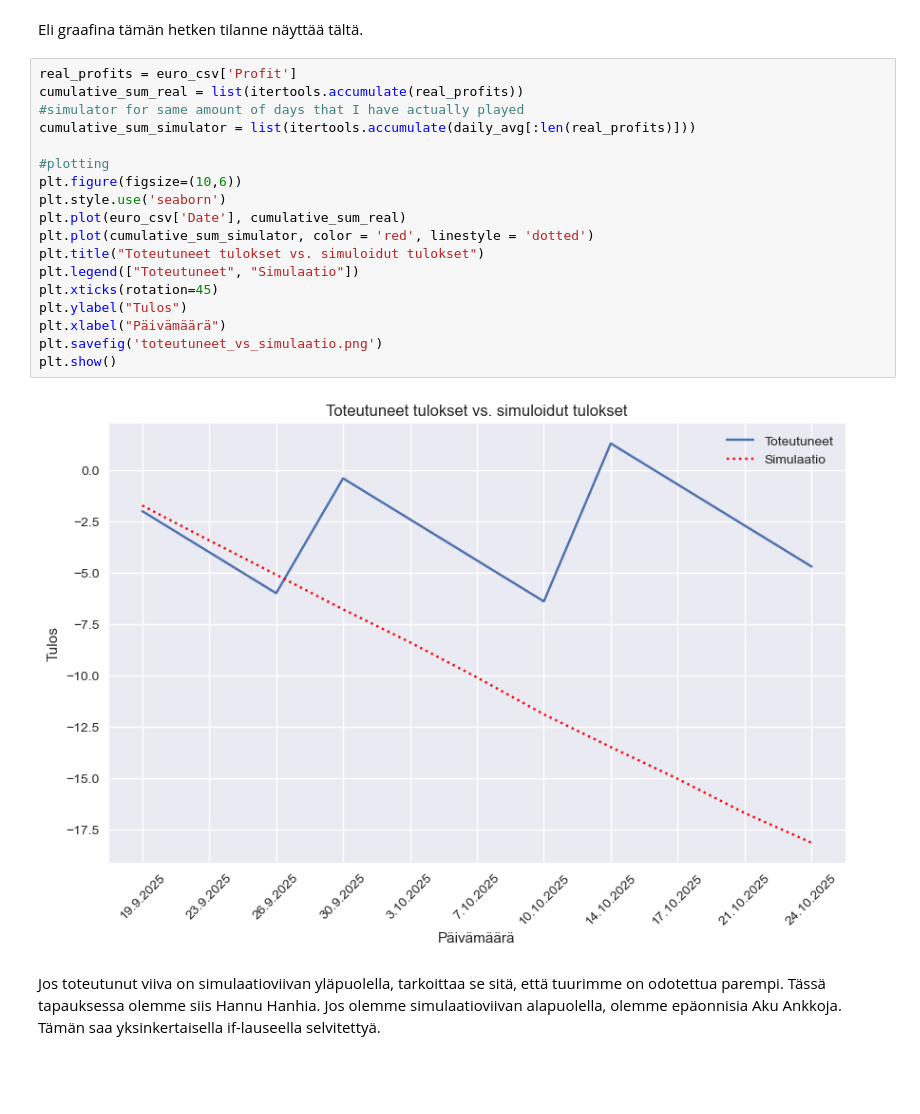
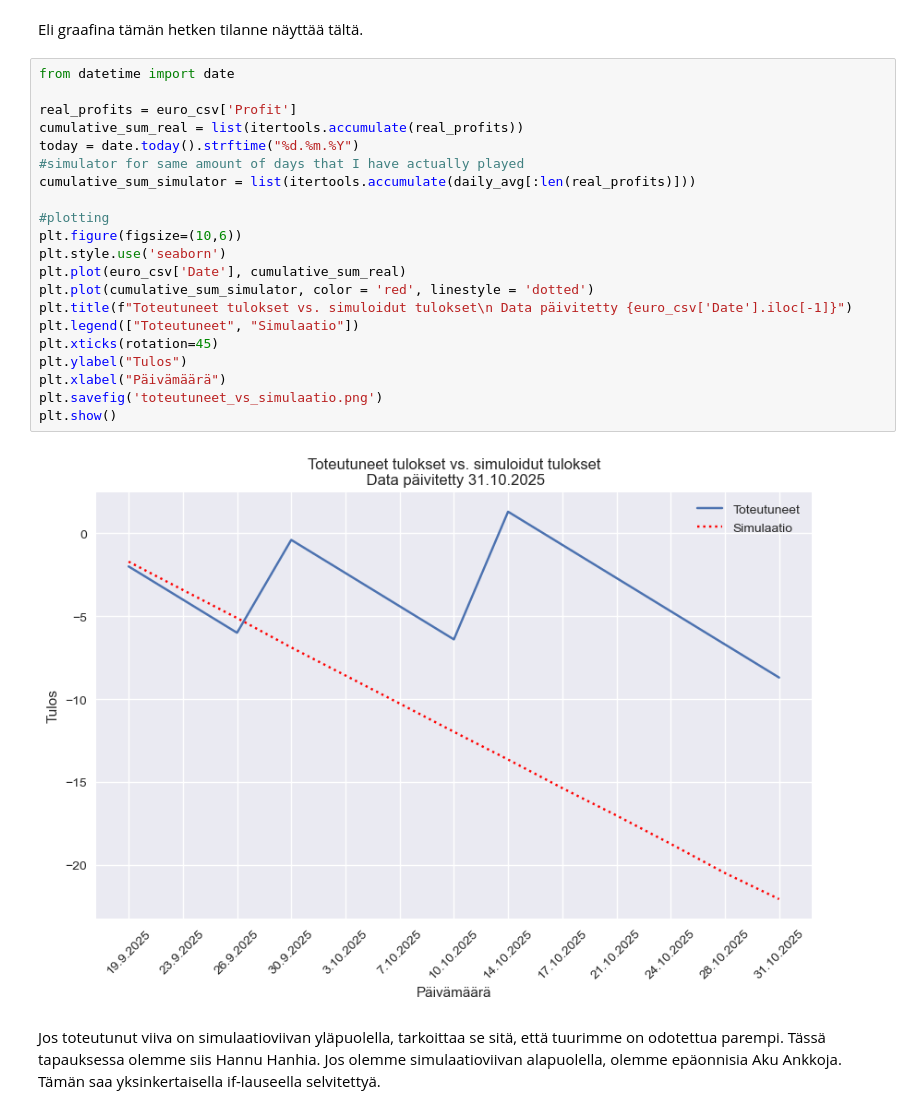
Before and after one commit to SanteriIsotalo/website, a Jupyter notebook: projects/project_1_eurojackpot/Eurojackpot.ipynb, the cells around one changed output. Cells and saved outputs as stored; diff of their text form; blank space fills up the shorter version.

Commit message:
updated data

```diff
--- a/projects/project_1_eurojackpot/Eurojackpot.ipynb
+++ b/projects/project_1_eurojackpot/Eurojackpot.ipynb
@@ -202,25 +204,28 @@ euro_csv.head(5)
 # %% [markdown]
 Eli graafina tämän hetken tilanne näyttää tältä.
 # %%
+from datetime import date
+
 real_profits = euro_csv['Profit']
 cumulative_sum_real = list(itertools.accumulate(real_profits))
+today = date.today().strftime("%d.%m.%Y")
 #simulator for same amount of days that I have actually played
 cumulative_sum_simulator = list(itertools.accumulate(daily_avg[:len(real_profits)]))
 
 #plotting
 plt.figure(figsize=(10,6))
 plt.style.use('seaborn')
 plt.plot(euro_csv['Date'], cumulative_sum_real)
 plt.plot(cumulative_sum_simulator, color = 'red', linestyle = 'dotted')
-plt.title("Toteutuneet tulokset vs. simuloidut tulokset")
+plt.title(f"Toteutuneet tulokset vs. simuloidut tulokset\n Data päivitetty {euro_csv['Date'].iloc[-1]}")
 plt.legend(["Toteutuneet", "Simulaatio"])
 plt.xticks(rotation=45)
 plt.ylabel("Tulos")
 plt.xlabel("Päivämäärä")
 plt.savefig('toteutuneet_vs_simulaatio.png')
 plt.show()
 # %% [output]
-[figure, old version]
+[figure, new version]
 # %% [markdown]
 Jos toteutunut viiva on simulaatioviivan yläpuolella, tarkoittaa se sitä, että tuurimme on odotettua parempi. Tässä tapauksessa olemme siis Hannu Hanhia. Jos olemme simulaatioviivan alapuolella, olemme epäonnisia Aku Ankkoja. Tämän saa yksinkertaisella if-lauseella selvitettyä.
 # %%
```
Also changed, not shown: parts of 3 cells of this notebook, 3 other files.
